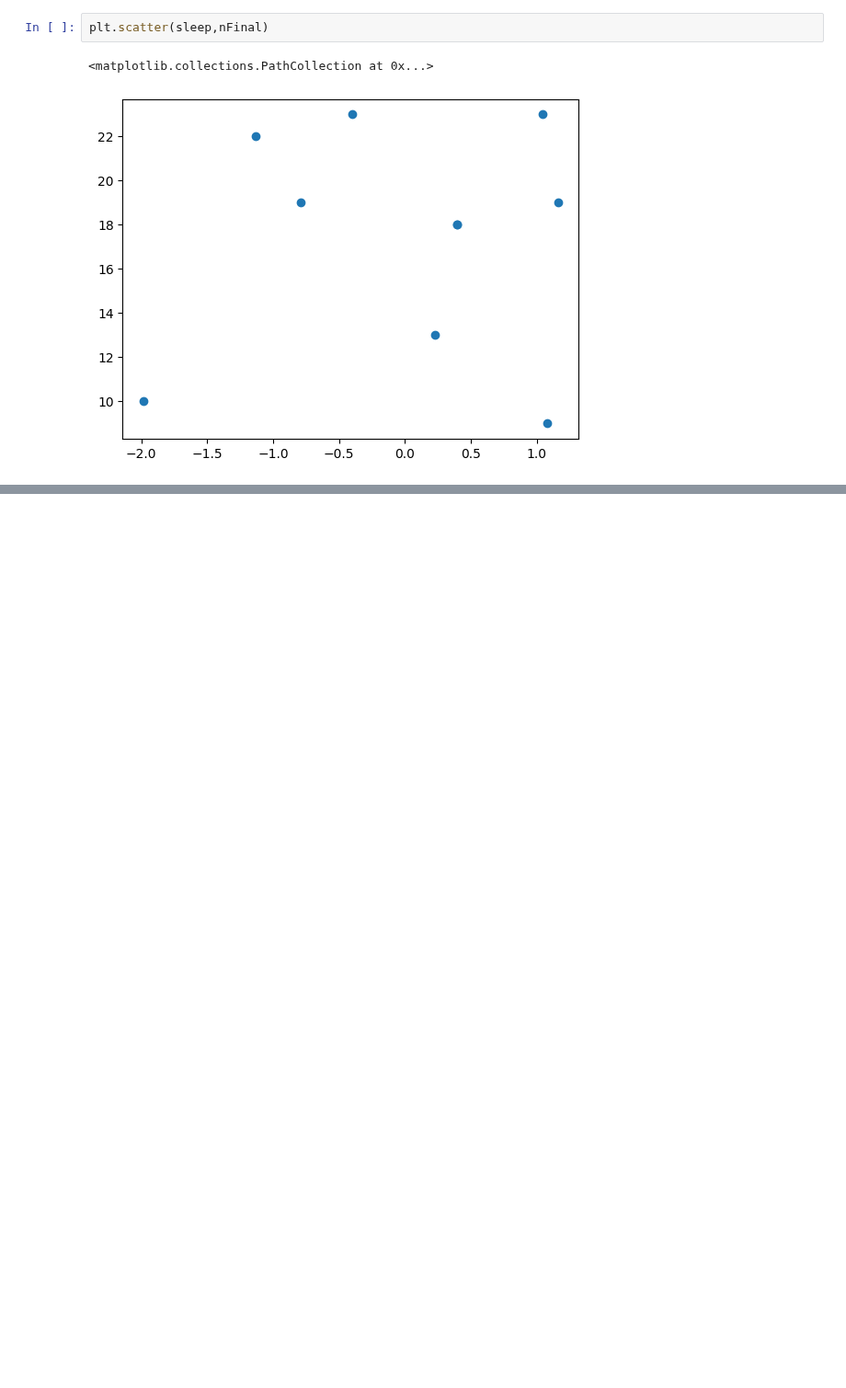
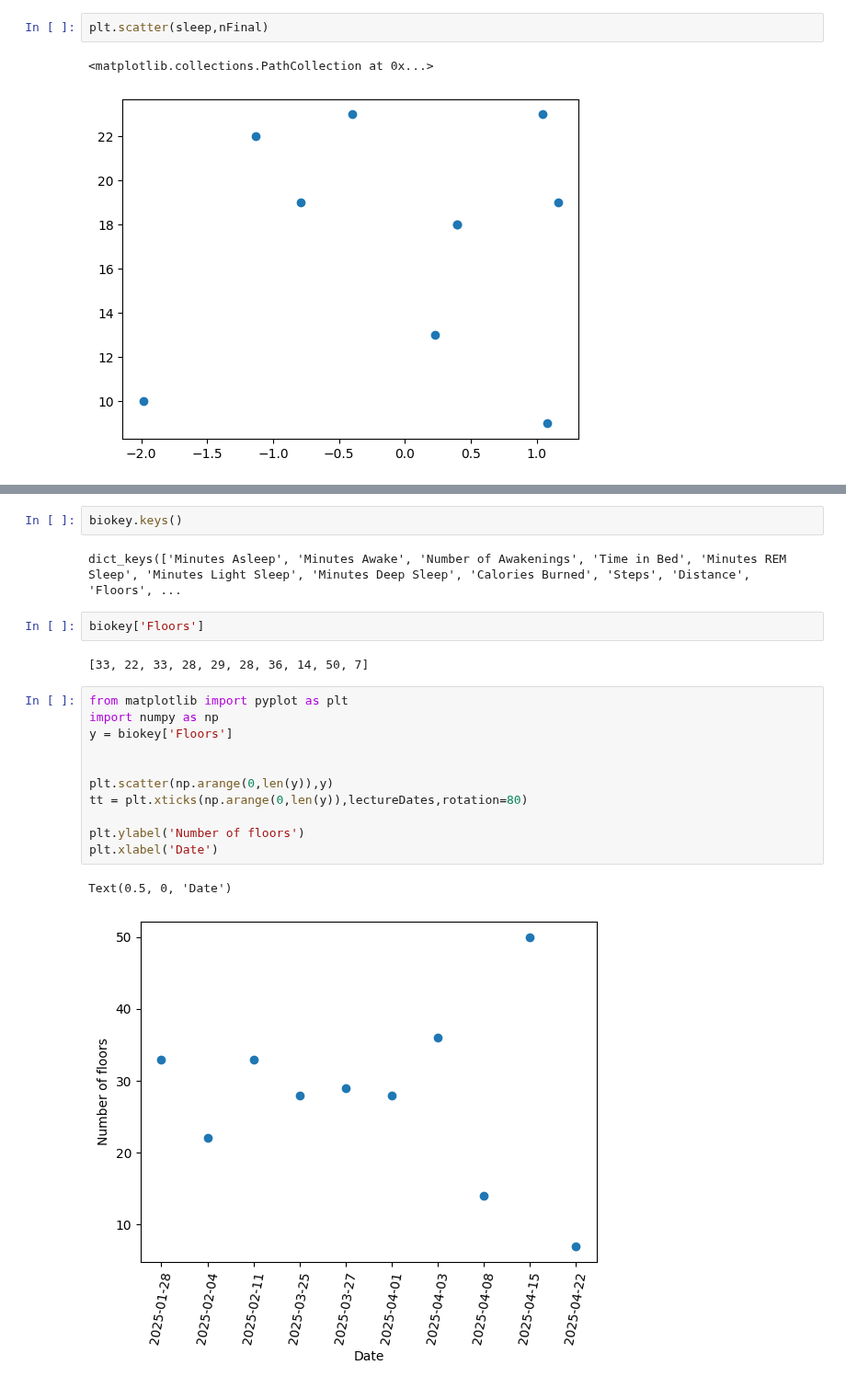
Before and after one commit to mattsmiths/biol470, a Jupyter notebook: week9/BIOL470_lecture_transcript_simple.ipynb, the cells around one changed output, grey strips where cells are left out. Shown at 92% size. Saved outputs shown, nothing was run; the diff lists cells and outputs as text; blank space fills up the shorter version.

```diff
--- a/week9/BIOL470_lecture_transcript_simple.ipynb
+++ b/week9/BIOL470_lecture_transcript_simple.ipynb
@@ -118,0 +174,22 @@ biokey = {'Minutes Asleep': np.array([ 1.0592655 ,  0.19269738, -1.84829857,  0.
+# %%
+biokey.keys()
+# %% [output]
+dict_keys(['Minutes Asleep', 'Minutes Awake', 'Number of Awakenings', 'Time in Bed', 'Minutes REM Sleep', 'Minutes Light Sleep', 'Minutes Deep Sleep', 'Calories Burned', 'Steps', 'Distance', 'Floors', ...
+# %%
+biokey['Floors']
+# %% [output]
+[33, 22, 33, 28, 29, 28, 36, 14, 50, 7]
+# %%
+from matplotlib import pyplot as plt
+import numpy as np
+y = biokey['Floors']
+
+
+plt.scatter(np.arange(0,len(y)),y)
+tt = plt.xticks(np.arange(0,len(y)),lectureDates,rotation=80)
+
+plt.ylabel('Number of floors')
+plt.xlabel('Date')
+# %% [output]
+Text(0.5, 0, 'Date')
+[figure, added]
```
Also changed, not shown: parts of 2 cells of this notebook.
